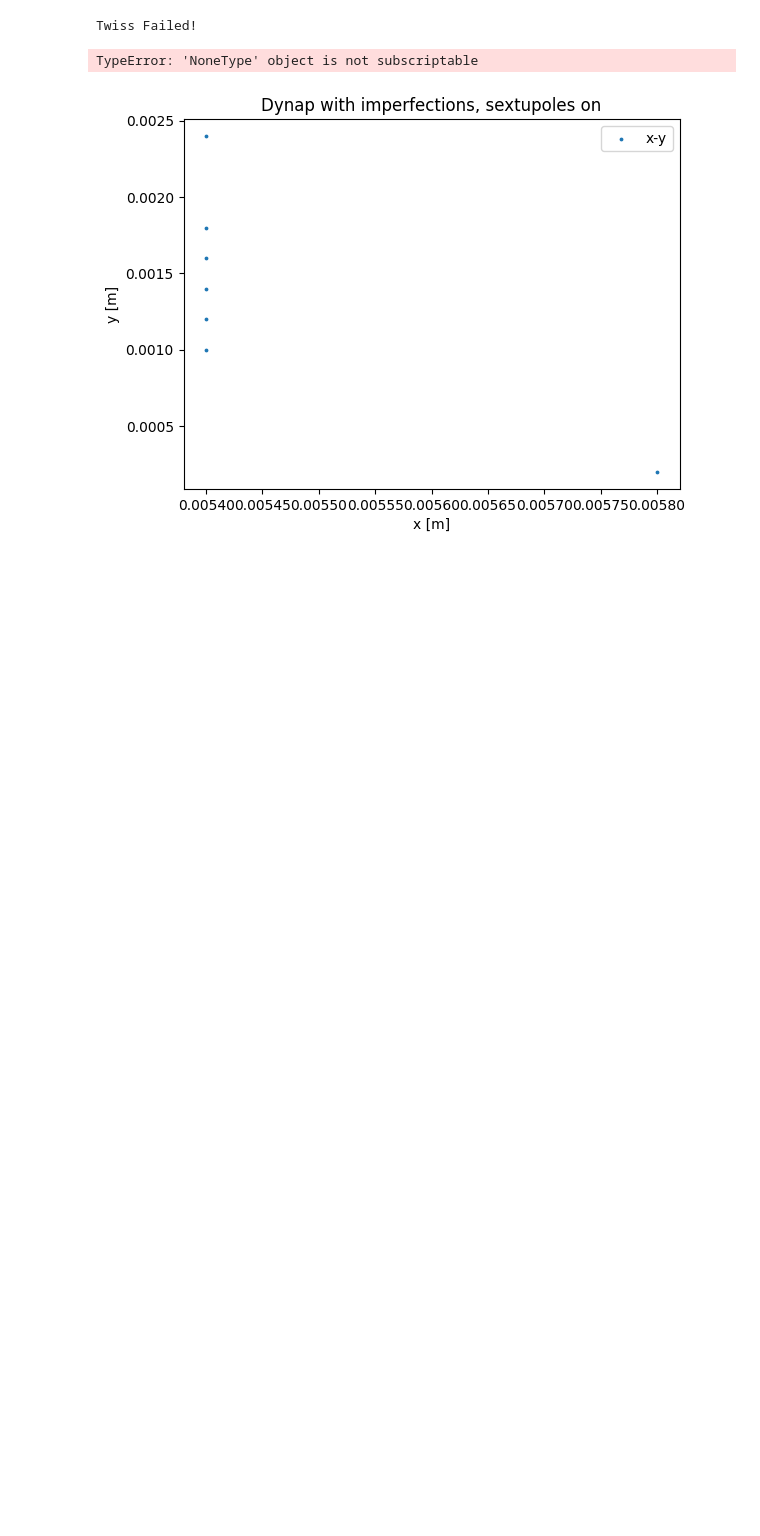
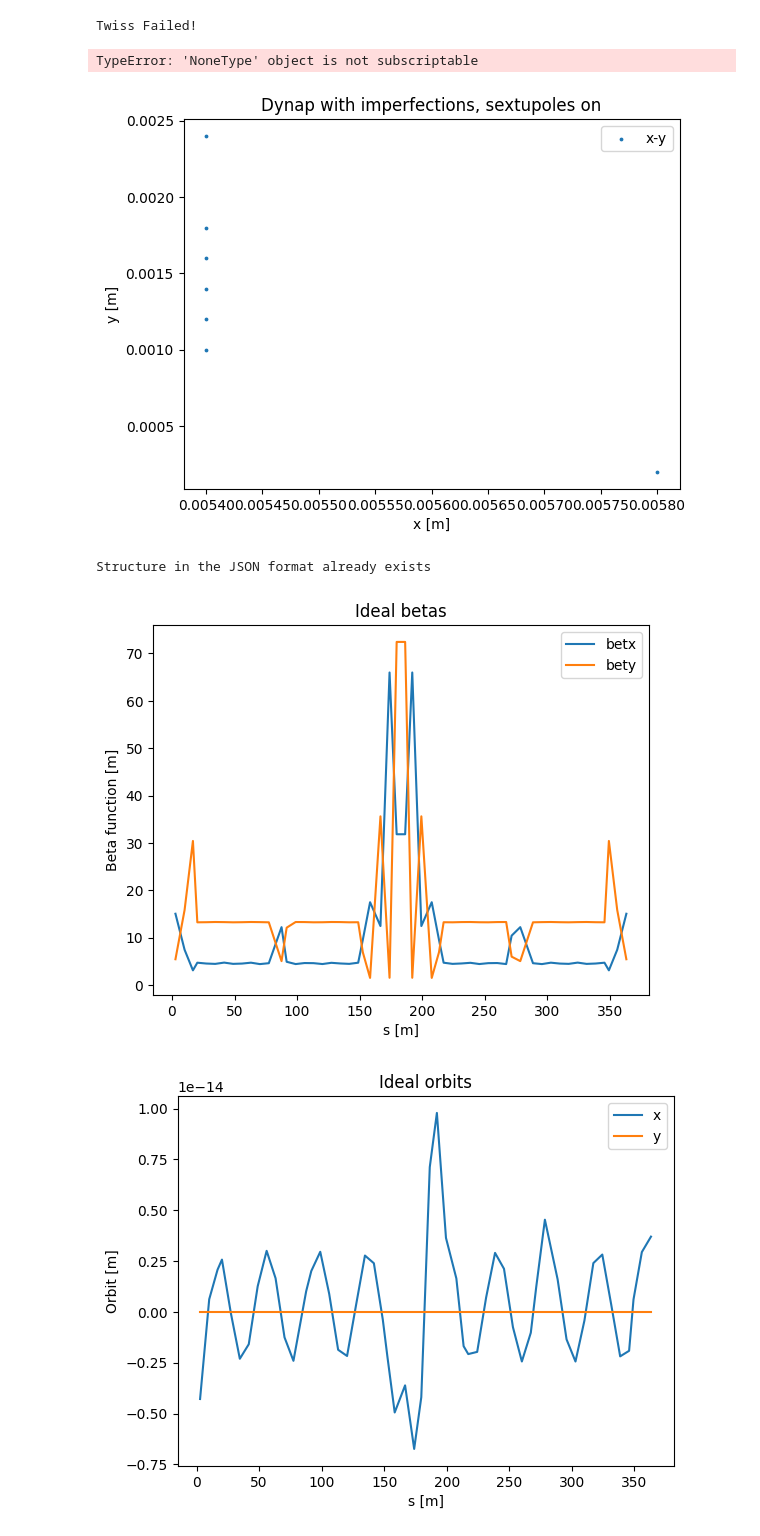
Before and after one commit to Rasimilian/SKIF-Lattice-Analysis, a Jupyter notebook: optics_closing.ipynb, the cells around one changed output. Cells and saved outputs as stored; diff of their text form; code cells hidden in the pictures; blank space fills up the shorter version.

```diff
--- a/optics_closing.ipynb
+++ b/optics_closing.ipynb
@@ -274,0 +288,15 @@ plt.show()
+# %%
+file = "D://PycharmProjects//LOCOinPython//structures//vepp4m//vepp4m_full_corrs_inj.seq"
+structure_v4 = read_structure(file, energy=1.9)
+# %% [output]
+Structure in the JSON format already exists
+# %%
+init_optics = get_optics(structure_v4)
+plot_optics(init_optics, params_to_show="beta", title="Ideal betas")
+plt.show()
+
+plot_optics(init_optics, params_to_show="orbit", title="Ideal orbits")
+plt.show()
+# %% [output]
+[figure, added]
+[figure, added]
```
Also changed, not shown: parts of 28 cells of this notebook, 1 other file.
